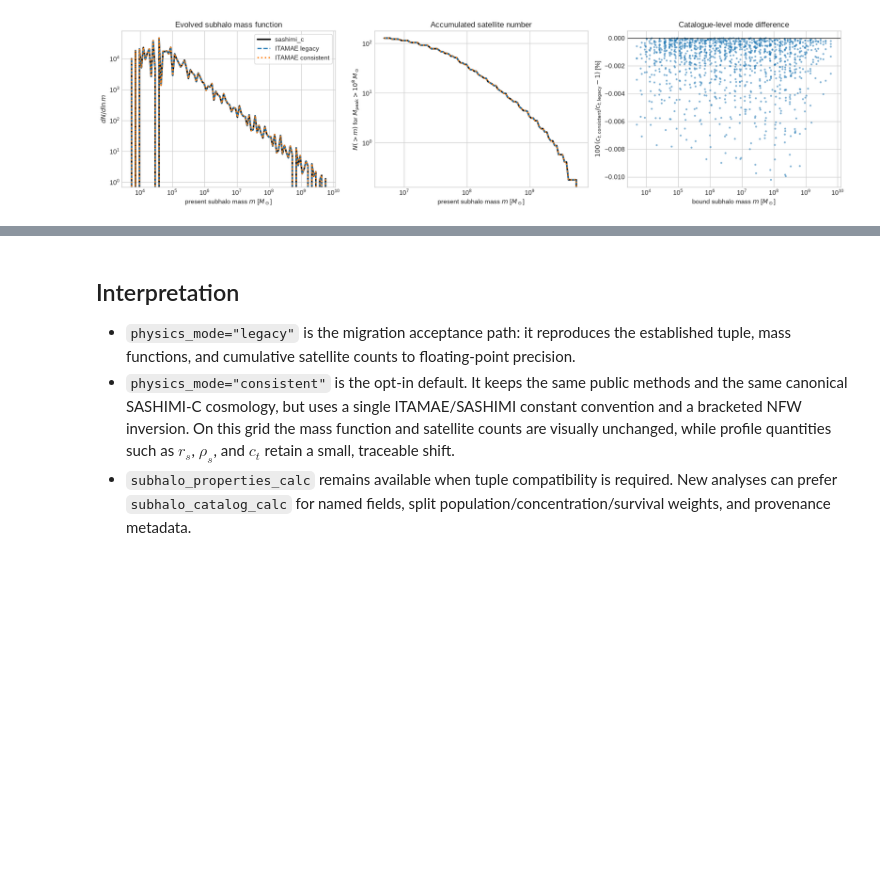
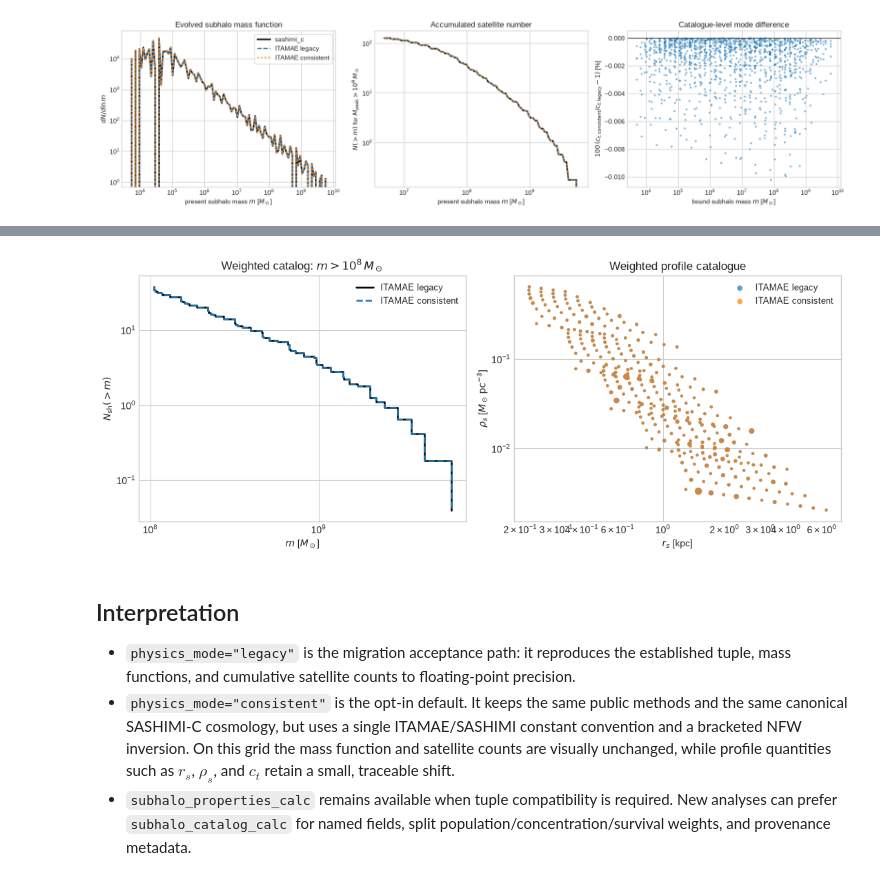
Before and after one commit to gomeshun/sashimi-c, a Jupyter notebook: itamae_migration_demo.ipynb, the cells around one changed output, grey strips where cells are left out. Saved outputs shown, nothing was run; the diff lists cells and outputs as text; code cells hidden in the pictures; blank space fills up the shorter version.

```diff
--- a/itamae_migration_demo.ipynb
+++ b/itamae_migration_demo.ipynb
@@ -328,3 +365,43 @@ plt.show()
+# %%
+mth = 1.0e8 * legacy_observables.Msun
+fig, axes = plt.subplots(1, 2, figsize=(11, 4.5))
+
+for catalog, label, style in (
+    (legacy_mode_catalog, "ITAMAE legacy", {"color": "black", "lw": 1.8}),
+    (consistent_catalog, "ITAMAE consistent", {"ls": "--", "lw": 1.8}),
+):
+    mass = catalog.columns["m_bound"] / legacy_observables.Msun
+    weight = catalog.weight_final
+    selected = (mass * legacy_observables.Msun >= mth) & (weight > 0.0)
+    order = np.argsort(mass[selected])
+    sorted_mass = mass[selected][order]
+    sorted_weight = weight[selected][order]
+    cumulative = np.cumsum(sorted_weight[::-1])[::-1]
+    axes[0].step(sorted_mass, cumulative, where="post", label=label, **style)
+
+    radius = catalog.columns["r_s"][selected] / legacy_observables.kpc
+    density = catalog.columns["rho_s"][selected] / (
+        legacy_observables.Msun / legacy_observables.pc**3
+    )
+    axes[1].scatter(
+        radius,
+        density,
+        s=10.0 + 45.0 * sorted_weight / max(float(np.max(sorted_weight)), 1.0),
+        alpha=0.7,
+        label=label,
+        edgecolors="none",
+    )
+
+axes[0].set(xscale="log", yscale="log", xlabel=r"$m$ [$M_\odot$]", ylabel=r"$N_{\rm sh}(>m)$")
+axes[0].set_title(r"Weighted catalog: $m>10^8\,M_\odot$")
+axes[1].set(xscale="log", yscale="log", xlabel=r"$r_s$ [kpc]", ylabel=r"$\rho_s$ [$M_\odot\,\mathrm{pc}^{-3}$]")
+axes[1].set_title("Weighted profile catalogue")
+axes[0].legend(fontsize=9)
+axes[1].legend(fontsize=9)
+fig.tight_layout()
+plt.show()
+# %% [output]
+[figure, added]
 # %% [markdown]
 ## Interpretation
 
```
Also changed, not shown: parts of 2 cells of this notebook, 1 other file.
